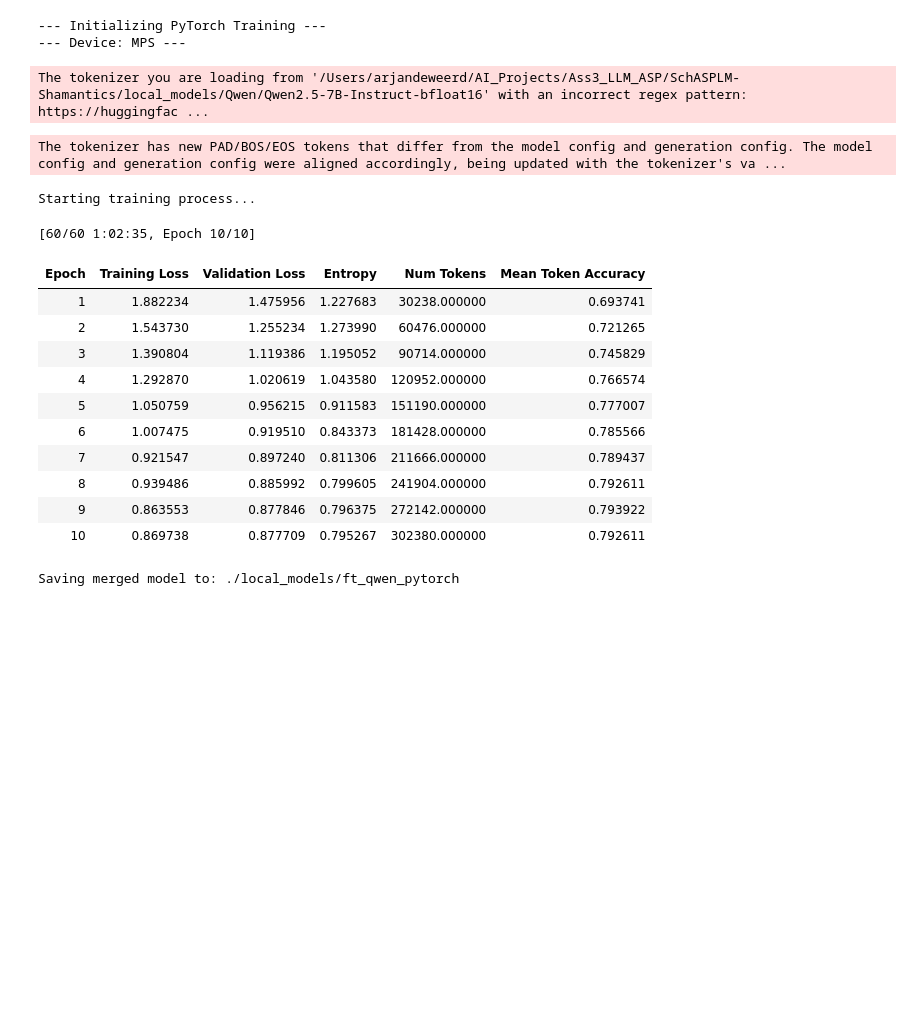
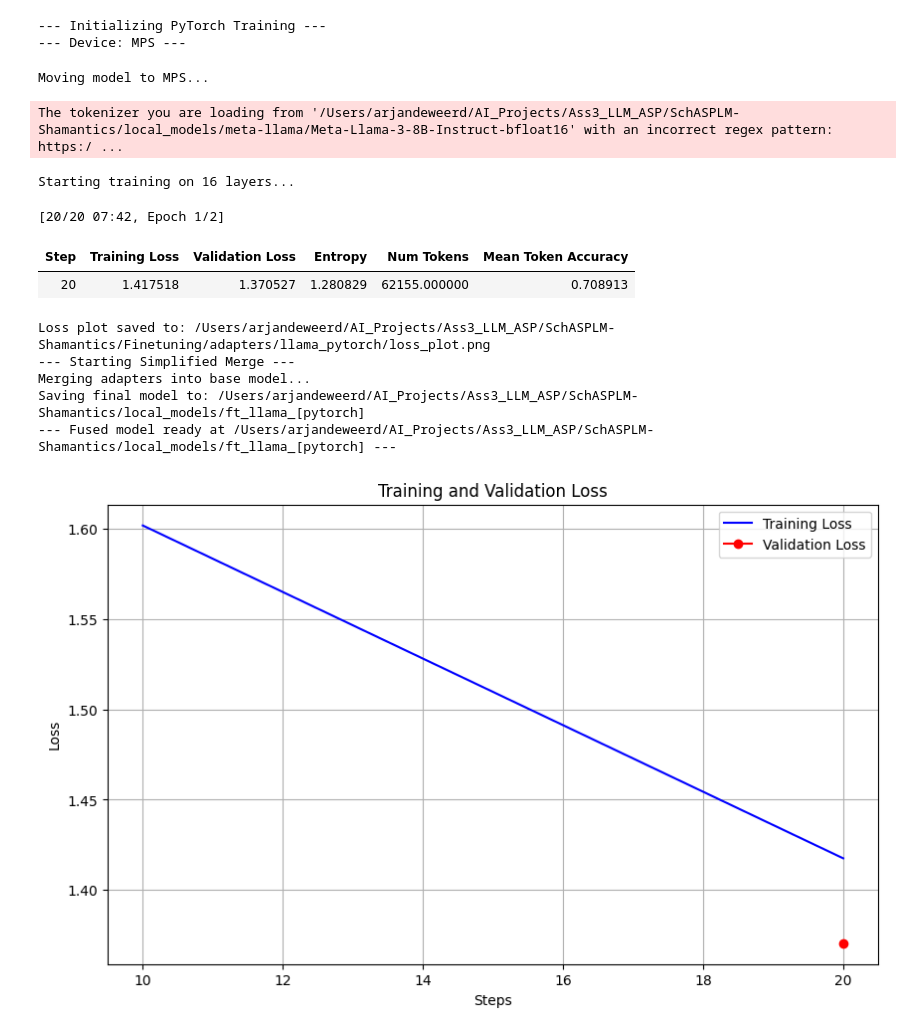
Before and after one commit to Ez10e6/SchASPLM-Shamantics, a Jupyter notebook: Finetuning/notebooks/ft_pytorch_qlora.ipynb, the cells around one changed output. Saved outputs shown, nothing was run; the diff lists cells and outputs as text; code cells hidden in the pictures; blank space fills up the shorter version.

Commit message:
refactor finetune scripts , tested and generated readme

```diff
--- a/Finetuning/notebooks/ft_pytorch_qlora.ipynb
+++ b/Finetuning/notebooks/ft_pytorch_qlora.ipynb
@@ -1,46 +1,39 @@
 # %%
 import sys, os
 sys.path.append('..')
 from utils_ft import get_model_path, get_output_dir, setup_env, get_root_path
 from scripts.train_pytorch import train_pytorch
 
-# 1. Configuration
-# Toggle between "llama" and "qwen" as needed
-#MODEL_TYPE = "llama"
-MODEL_TYPE = "qwen"
+MODEL_TYPE = "llama"
+#MODEL_TYPE = "qwen"
 
 hf_token = setup_env()
-model_id = get_model_path(MODEL_TYPE)
+base_model = get_model_path(MODEL_TYPE)
+data_folder = os.path.join(get_root_path(), "Finetuning", "data")
+adapter_path = os.path.join(get_root_path(), "Finetuning", "adapters", MODEL_TYPE + "_pytorch")
+os.makedirs(adapter_path, exist_ok=True)
+fused_output = get_output_dir(MODEL_TYPE, "pytorch")
 
-# 2. Path Setup
-# We point to the FOLDER 'data', which now contains train.jsonl and valid.jsonl
-dataset_dir = os.path.join(get_root_path(), "Finetuning", "data")
-output_dir = get_output_dir(MODEL_TYPE, "pytorch")
-
-# 3. Execution
-# Ensure the script receives the directory path, not a specific file
 train_pytorch(
-    model_id=model_id,
-    dataset_dir=dataset_dir,
-    output_dir=output_dir,
-    hf_token=hf_token
+    model_path=base_model,
+    data_folder=data_folder,
+    adapter_path=adapter_path,
+    save_path=fused_output,
+    hf_token=hf_token,
+    iters=20
 )
 # %% [output]
 --- Initializing PyTorch Training ---
 --- Device: MPS ---
-The tokenizer you are loading from '/Users/arjandeweerd/AI_Projects/Ass3_LLM_ASP/SchASPLM-Shamantics/local_models/Qwen/Qwen2.5-7B-Instruct-bfloat16' with an incorrect regex pattern: https://huggingfac ...
+Moving model to MPS...
-The tokenizer has new PAD/BOS/EOS tokens that differ from the model config and generation config. The model config and generation config were aligned accordingly, being updated with the tokenizer's va ...
+The tokenizer you are loading from '/Users/arjandeweerd/AI_Projects/Ass3_LLM_ASP/SchASPLM-Shamantics/local_models/meta-llama/Meta-Llama-3-8B-Instruct-bfloat16' with an incorrect regex pattern: https:/ ...
-Starting training process...
+Starting training on 16 layers...
-[60/60 1:02:35, Epoch 10/10]
+[20/20 07:42, Epoch 1/2]
-| Epoch | Training Loss | Validation Loss | Entropy | Num Tokens | Mean Token Accuracy |
-| 1 | 1.882234 | 1.475956 | 1.227683 | 30238.000000 | 0.693741 |
-| 2 | 1.543730 | 1.255234 | 1.273990 | 60476.000000 | 0.721265 |
-| 3 | 1.390804 | 1.119386 | 1.195052 | 90714.000000 | 0.745829 |
-| 4 | 1.292870 | 1.020619 | 1.043580 | 120952.000000 | 0.766574 |
-| 5 | 1.050759 | 0.956215 | 0.911583 | 151190.000000 | 0.777007 |
-| 6 | 1.007475 | 0.919510 | 0.843373 | 181428.000000 | 0.785566 |
-| 7 | 0.921547 | 0.897240 | 0.811306 | 211666.000000 | 0.789437 |
-| 8 | 0.939486 | 0.885992 | 0.799605 | 241904.000000 | 0.792611 |
-| 9 | 0.863553 | 0.877846 | 0.796375 | 272142.000000 | 0.793922 |
-| 10 | 0.869738 | 0.877709 | 0.795267 | 302380.000000 | 0.792611 |
+| Step | Training Loss | Validation Loss | Entropy | Num Tokens | Mean Token Accuracy |
+| 20 | 1.417518 | 1.370527 | 1.280829 | 62155.000000 | 0.708913 |
-Saving merged model to: ./local_models/ft_qwen_pytorch
+Loss plot saved to: /Users/arjandeweerd/AI_Projects/Ass3_LLM_ASP/SchASPLM-Shamantics/Finetuning/adapters/llama_pytorch/loss_plot.png
+--- Starting Simplified Merge ---
+Merging adapters into base model...
+Saving final model to: /Users/arjandeweerd/AI_Projects/Ass3_LLM_ASP/SchASPLM-Shamantics/local_models/ft_llama_[pytorch]
+--- Fused model ready at /Users/arjandeweerd/AI_Projects/Ass3_LLM_ASP/SchASPLM-Shamantics/local_models/ft_llama_[pytorch] ---
+[figure, added]
```
Also changed, not shown: 4 other files.
